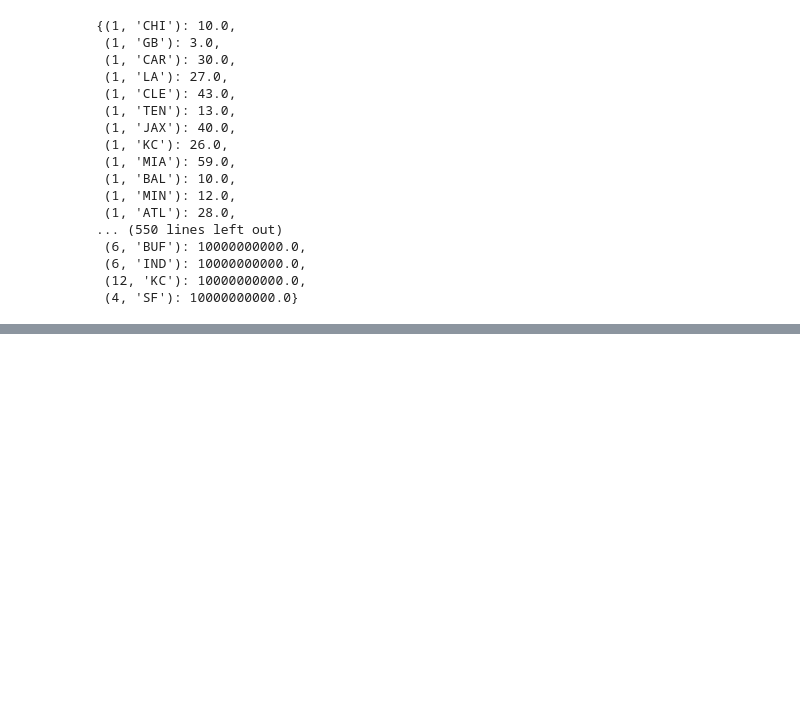
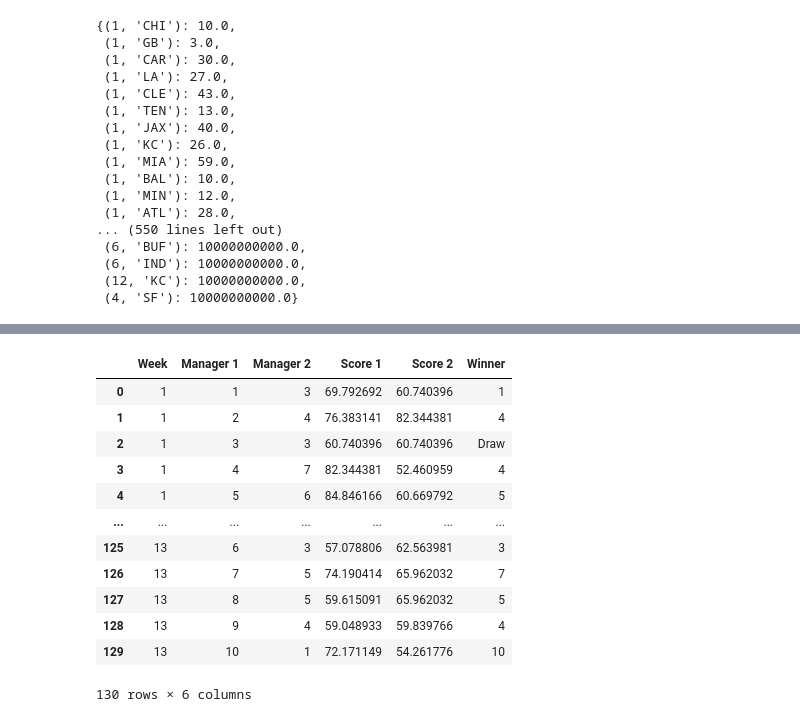
Before and after one commit to MariusRemmlinger/data-driven-fantasy-manager, a Jupyter notebook: model.ipynb, the cells around one changed output, grey strips where cells are left out. Saved outputs shown, nothing was run; the diff lists cells and outputs as text; code cells hidden in the pictures; blank space fills up the shorter version.

```diff
--- a/model.ipynb
+++ b/model.ipynb
@@ -696,0 +2273,8 @@ player_data
+# %%
+for manager, positions in picked_players.items():
+    print(f"Team von {manager}:")
+    for position, players in positions.items():
+        print(f"  {position}:")
+        for player in players:
+            print(f"    {player}")
+    print()
@@ -696,0 +2283,7 @@ player_data
+# %%
+for manager in picked_players.keys():
+    print(f"Team von {manager}:")
+    manager_df = chosen_players_df[chosen_players_df['Manager'] == manager]
+    for _, row in manager_df.iterrows():
+        print(f"  Spieler {row['Player']} wurde in Runde {row['Round']} ausgewählt.")
+    print()
@@ -714,0 +2532,47 @@ manager_1_players
+# %%
+# Determine the number of weeks
+n_weeks = 13
+
+# Calculate the total points for each manager per week
+weekly_points = {manager: [0]*n_weeks for manager in teams}  # assuming n_weeks is the number of weeks
+for manager, player, _ in chosen_players:  # we don't need to use the round anymore
+    for week in range(n_weeks):
+        if (player, week+1) in expected_points_dict:  # get points for player in each week
+            weekly_points[manager][week] += expected_points_dict[(player, week+1)]
+
+# Matches dataframe
+matches = []
+
+# Go through each week and calculate the scores for each match
+for week in range(n_weeks):
+    for _, row in manager_schedule[manager_schedule['week'] == week+1].iterrows():
+        manager_1, manager_2 = row['Manager'], row['Opponent']
+        score_1, score_2 = weekly_points[manager_1][week], weekly_points[manager_2][week]
+
+        if score_1 > score_2:
+            winner = manager_1
+        elif score_2 > score_1:
+            winner = manager_2
+        else:
+            winner = 'Draw'
+
+        matches.append((week+1, manager_1, manager_2, score_1, score_2, winner))
+
+# Create a DataFrame to store the match results
+matches_df = pd.DataFrame(matches, columns=['Week', 'Manager 1', 'Manager 2', 'Score 1', 'Score 2', 'Winner'])
+
+matches_df
+# %% [output]
+|  | Week | Manager 1 | Manager 2 | Score 1 | Score 2 | Winner |
+| 0 | 1 | 1 | 3 | 69.792692 | 60.740396 | 1 |
+| 1 | 1 | 2 | 4 | 76.383141 | 82.344381 | 4 |
+| 2 | 1 | 3 | 3 | 60.740396 | 60.740396 | Draw |
+| 3 | 1 | 4 | 7 | 82.344381 | 52.460959 | 4 |
+| 4 | 1 | 5 | 6 | 84.846166 | 60.669792 | 5 |
+| ... | ... | ... | ... | ... | ... | ... |
+| 125 | 13 | 6 | 3 | 57.078806 | 62.563981 | 3 |
+| 126 | 13 | 7 | 5 | 74.190414 | 65.962032 | 7 |
+| 127 | 13 | 8 | 5 | 59.615091 | 65.962032 | 5 |
+| 128 | 13 | 9 | 4 | 59.048933 | 59.839766 | 4 |
+| 129 | 13 | 10 | 1 | 72.171149 | 54.261776 | 10 |
+130 rows × 6 columns
```
Also changed, not shown: parts of 73 cells of this notebook, 10 other files.
